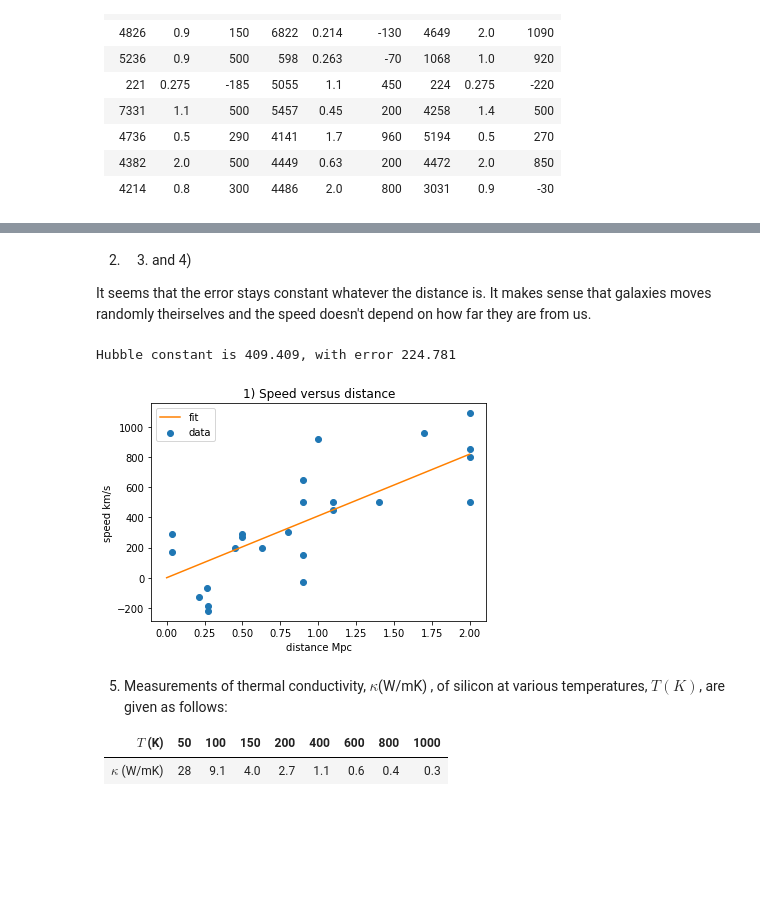
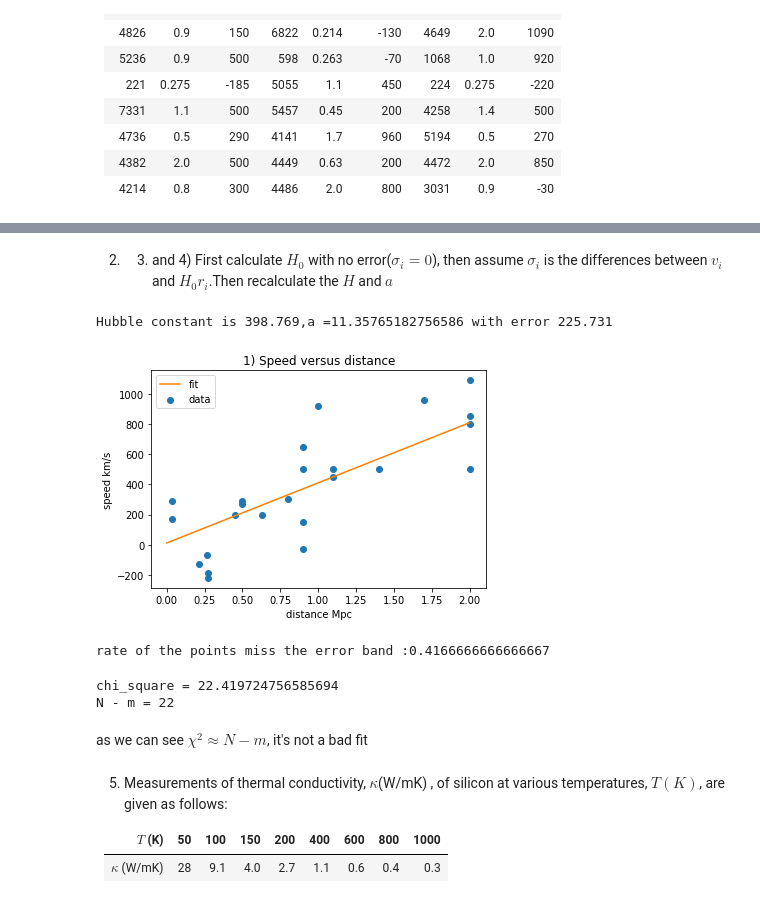
Before and after one commit to Little-old-brother-team/GroupWork, a Jupyter notebook: Week7/GroupWork7.ipynb, the cells around one changed output, grey strips where cells are left out. Cells and saved outputs as stored; diff of their text form; code cells hidden in the pictures; blank space fills up the shorter version.

```diff
--- a/Week7/GroupWork7.ipynb
+++ b/Week7/GroupWork7.ipynb
@@ -199,28 +203,54 @@ plt.close()
-# %% [markdown]
-2) 3) and 4)
-
-It seems that the error stays constant whatever the distance is. It makes sense that galaxies moves randomly theirselves and the speed doesn't depend on how far they are from us.
+# %% [markdown]
+2) 3) and 4)
+First calculate $H_0$ with no error($\sigma_i = 0$), then assume $\sigma_i$ is the differences between $v_i$ and $H_0 r_i$.Then recalculate the $H$ and $a$
 # %%
-H = np.sum(v_list) / np.sum(r_list)
+H0 = np.sum(v_list)/np.sum(r_list)
+sigma = np.abs(v_list - H0 * r_list)
+
+r_bar = np.sum(r_list/(sigma**2)) / np.sum(1/sigma**2)
+v_bar = np.sum(v_list/(sigma**2)) / np.sum(1/sigma**2)
+
+H = np.sum((r_list - r_bar) * v_list / sigma**2) / np.sum((r_list - r_bar) * r_list / sigma**2)
+a = v_bar - H * r_bar
 r_fit = np.linspace(0, 2, 21)
-v_fit = r_fit * H
-v_predict = r_list * H
+v_fit = a + H * r_fit
+v_predict = a + r_list * H
 error = np.sqrt(np.mean((v_list - v_predict)**2))
 
-print(f"Hubble constant is {H:.3f}, with error {error:.3f}")
+print(f"Hubble constant is {H:.3f},a ={a} with error {error:.3f}")
 
 plt.figure()
 plt.scatter(r_list, v_list, label='data')
 plt.plot(r_fit, v_fit, c=(1,0.5,0), label='fit')
 plt.title("1) Speed versus distance")
 plt.xlabel("distance Mpc")
 plt.ylabel("speed km/s")
 plt.legend()
 plt.show()
-plt.close()
 # %% [output]
-Hubble constant is 409.409, with error 224.781
+Hubble constant is 398.769,a =11.35765182756586 with error 225.731
-[figure, old version]
+[figure, new version]
+# %%
+# 5)
+sigma_f = np.sqrt(np.mean((v_list - v_predict)**2))
+in_or_not = np.abs(v_list-v_predict) - sigma_f
+count = 0
+for i in in_or_not:
+    if i > 0:
+        count += 1
+print(f'rate of the points miss the error band :{count/len(in_or_not)}')
+# %% [output]
+rate of the points miss the error band :0.4166666666666667
+# %%
+# 6)
+chi_square = np.sum(((v_list - v_predict)/sigma)**2)
+print(f'chi_square = {chi_square}')
+print(f'N - m = {len(v_list) - 2}')
+# %% [output]
+chi_square = 22.419724756585694
+N - m = 22
+# %% [markdown]
+as we can see $\chi^2 \approx N-m$, it's not a bad fit
 # %% [markdown]
 5. Measurements of thermal conductivity, $\kappa$(W/mK) , of silicon at various temperatures, $T (K)$, are given as follows:
 
```
Also changed, not shown: parts of 5 cells of this notebook.
